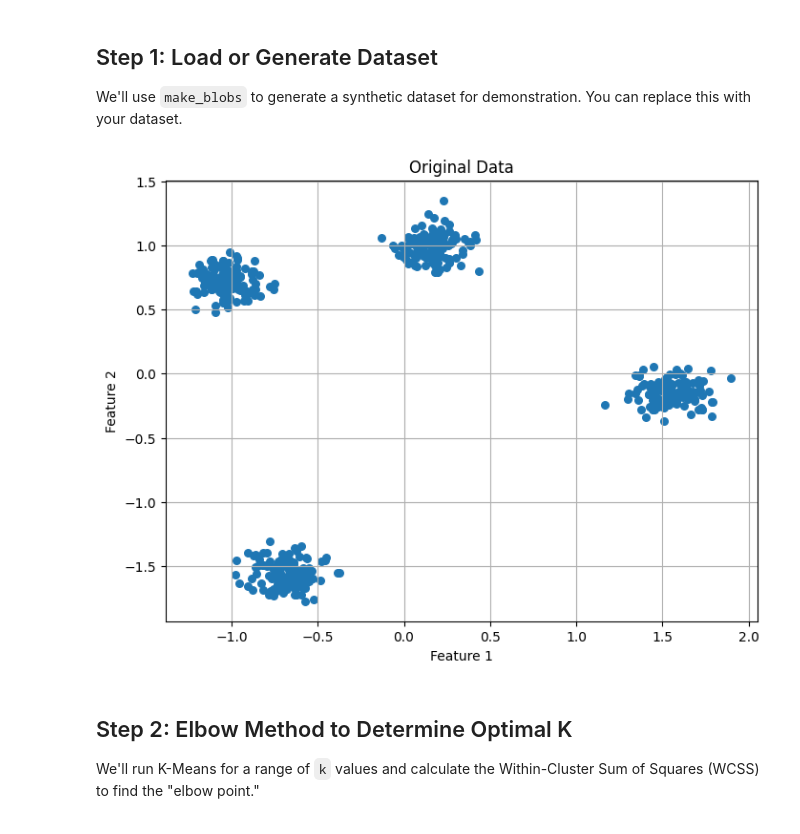
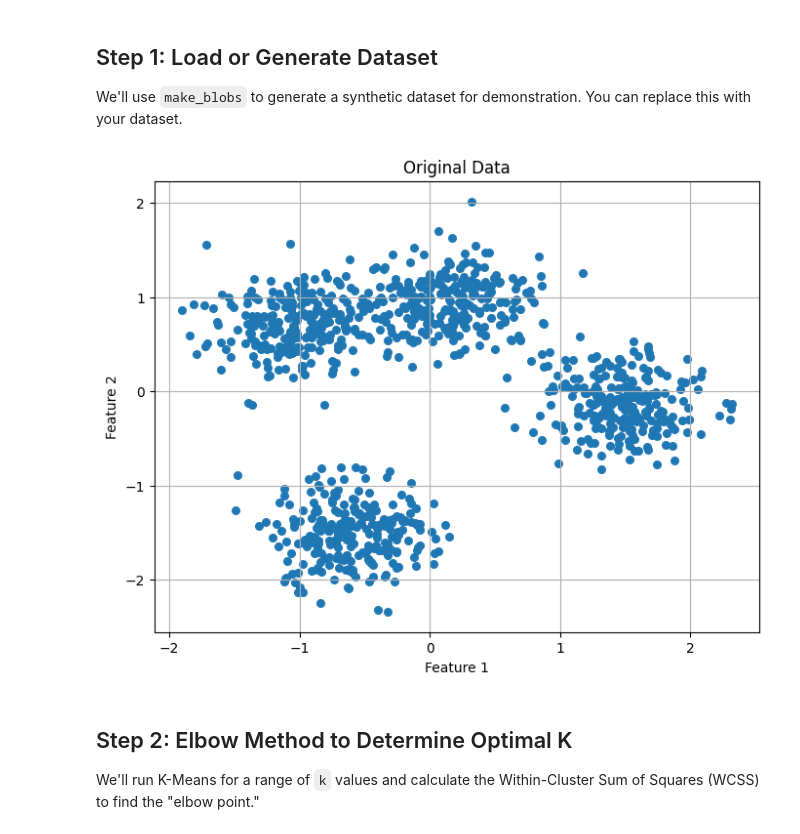
Before and after one commit to omor-niloy/CSE4212-Machine-Learning-Lab, a Jupyter notebook: Assignment 6/k-means_cluster.ipynb, the cells around one changed output. Drawn from its saved outputs; the diff is of its cells as text; code cells hidden in the pictures.

Commit message:
k-means clustering

```diff
--- a/Assignment 6/k-means_cluster.ipynb
+++ b/Assignment 6/k-means_cluster.ipynb
@@ -12,23 +61,23 @@ from sklearn.preprocessing import StandardScaler
 We'll use `make_blobs` to generate a synthetic dataset for demonstration. You can replace this with your dataset.
 # %%
 # Generate synthetic dataset
-X, y_true = make_blobs(n_samples=500, centers=4, cluster_std=0.60, random_state=42)
+X, y_true = make_blobs(n_samples=1000, centers=4, cluster_std=1.8, random_state=42)
 
 
 # Standardize data (important for K-Means)
 scaler = StandardScaler()
 X_scaled = scaler.fit_transform(X)
 
 # Visualize the raw data
 plt.figure(figsize=(8, 6))
 plt.scatter(X_scaled[:, 0], X_scaled[:, 1], s=30, cmap='viridis')
 plt.title("Original Data")
 plt.xlabel("Feature 1")
 plt.ylabel("Feature 2")
 plt.grid(True)
 plt.show()
 # %% [output]
-[figure, old version]
+[figure, new version]
 # %% [markdown]
 ## Step 2: Elbow Method to Determine Optimal K
 We'll run K-Means for a range of `k` values and calculate the Within-Cluster Sum of Squares (WCSS) to find the "elbow point."
```
Also changed, not shown: parts of 5 cells of this notebook.
